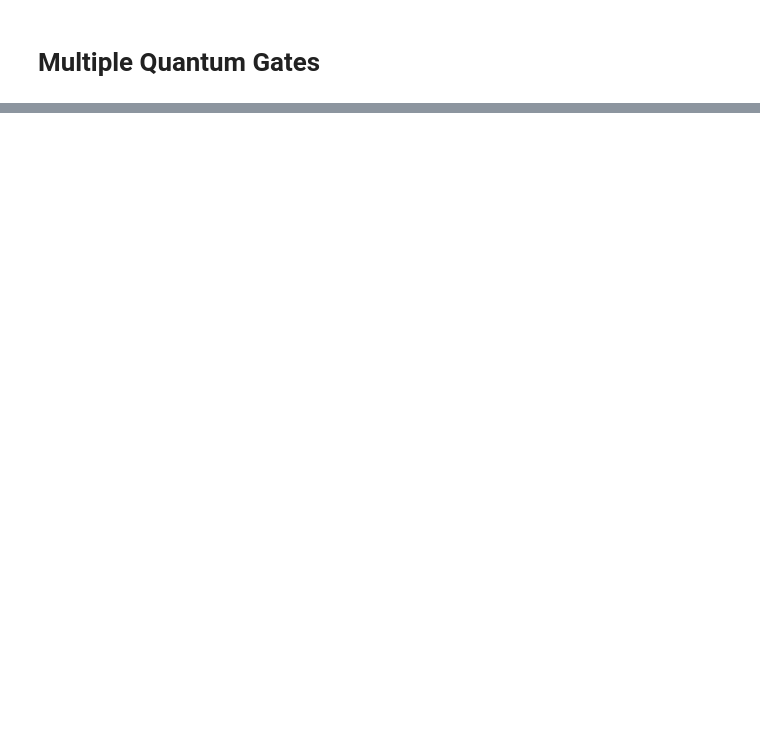
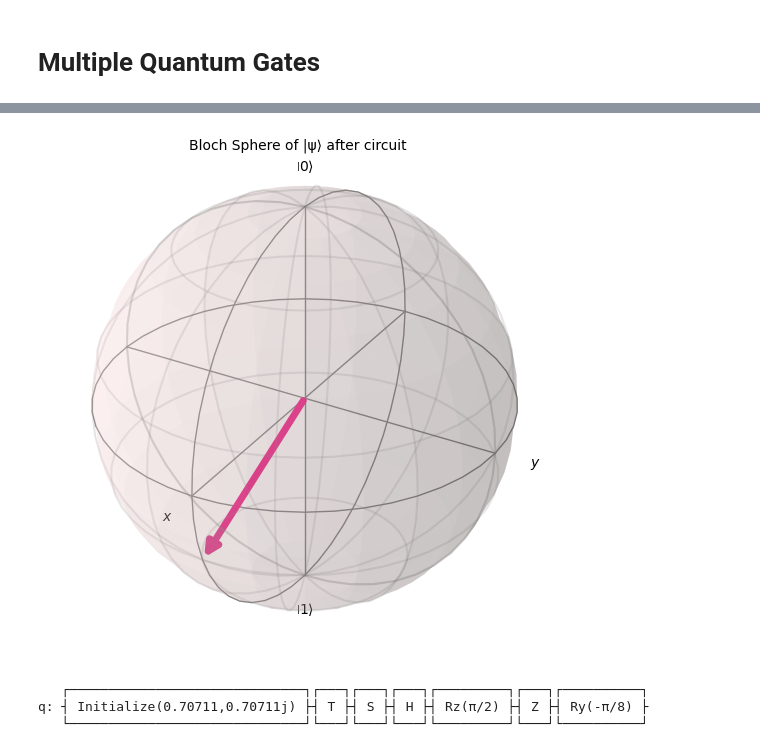
Before and after one commit to jduffy0121/quantum_computing, a Jupyter notebook: fundamentals/01-F Qubits, Gates, and Bloch Spheres.ipynb, the cells around one changed output, grey strips where cells are left out. Saved outputs shown, nothing was run; the diff lists cells and outputs as text; code cells hidden in the pictures; blank space fills up the shorter version.

```diff
--- a/fundamentals/01-F Qubits, Gates, and Bloch Spheres.ipynb
+++ b/fundamentals/01-F Qubits, Gates, and Bloch Spheres.ipynb
@@ -430,0 +448,6 @@ Text
+# %%
+params = {
+    'alpha': 1/np.sqrt(2),
+    'beta': 1/np.sqrt(2)*1j,
+    'gates': ['t', 's', 'h', ('rz', np.pi/2), 'z', ('ry', -np.pi/8)],
+}
@@ -430,0 +491,4 @@ Text
+# %%
+psi = Statevector([params['alpha'], params['beta']])
+bloch_vector = generate_bloch_vector(psi=psi)
+plot_bloch_vector(bloch_vector, title="Bloch Sphere of |ψ⟩")
@@ -430,0 +497,14 @@ Text
+# %%
+qc = run_multi_gates(psi=psi, gates=params['gates'])
+final_state = Statevector.from_instruction(qc)
+final_bloch_vector = generate_bloch_vector(final_state)
+
+plot_bloch_vector(final_bloch_vector, title="Bloch Sphere of |ψ⟩ after circuit")
+# %% [output]
+[figure, added]
+# %%
+print(qc)
+# %% [output]
+   ┌──────────────────────────────┐┌───┐┌───┐┌───┐┌─────────┐┌───┐┌──────────┐
+q: ┤ Initialize(0.70711,0.70711j) ├┤ T ├┤ S ├┤ H ├┤ Rz(π/2) ├┤ Z ├┤ Ry(-π/8) ├
+   └──────────────────────────────┘└───┘└───┘└───┘└─────────┘└───┘└──────────┘
```
Also changed, not shown: parts of 15 cells of this notebook, 7 other files.
